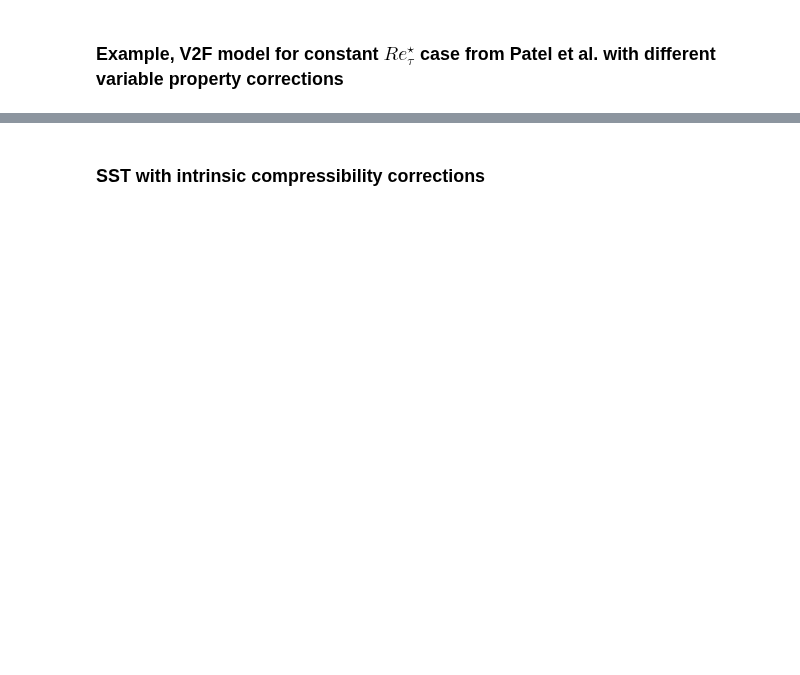
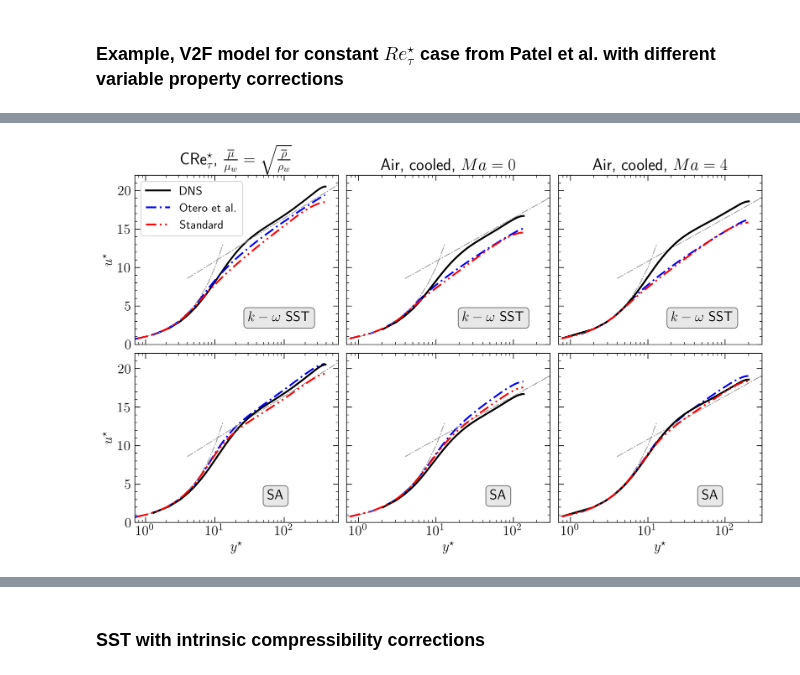
Before and after one commit to Fluid-Dynamics-Of-Energy-Systems-Team/RANS_Channel, a Jupyter notebook: main.ipynb, the cells around one changed output, grey strips where cells are left out. Drawn from its saved outputs; the diff is of its cells as text; code cells hidden in the pictures; blank space fills up the shorter version.

```diff
--- a/main.ipynb
+++ b/main.ipynb
@@ -992,25 +1194,25 @@ def solve_SST_SA(DNS):
 
     sst_corr = solveRANS(mesh = mesh,
                      ReTau = DNS['ReTau'],
-                     turbModel = "SST",
+                     turbModel = SST(),
                      varPropCorr = "OteroEtAl",
                      yDNS = DNS['y'], rhoDNS = DNS['rho'], muDNS = DNS['mu'])
 
     sst_nocorr = solveRANS(mesh = mesh,
                      ReTau = DNS['ReTau'],
-                     turbModel = "SST",
+                     turbModel = SST(),
                      varPropCorr = "None",
                      yDNS = DNS['y'], rhoDNS = DNS['rho'], muDNS = DNS['mu'])
 
     sa_corr = solveRANS(mesh = mesh,
                      ReTau = DNS['ReTau'],
-                     turbModel = "SA",
+                     turbModel = SA(),
                      varPropCorr = "OteroEtAl",
                      yDNS = DNS['y'], rhoDNS = DNS['rho'], muDNS = DNS['mu'])
 
     sa_nocorr = solveRANS(mesh = mesh,
                      ReTau = DNS['ReTau'],
-                     turbModel = "SA",
+                     turbModel = SA(),
                      varPropCorr = "None",
                      yDNS = DNS['y'], rhoDNS = DNS['rho'], muDNS = DNS['mu'])
 
@@ -1065,24 +1250,87 @@ CONVERGED! Iteration: 374, Residual(u) = 9.82079228002794e-07, Time to run 0.276
 # %%
 def plotProfiles(ax, res, color, dashes, DNS, label='', showDNS=True):
 
     # analytic results for viscous sub-layer
     ypLam = 10**np.linspace(np.log10(0.1),np.log10(13),20)
     ax.semilogx(ypLam,ypLam,color='0.6', lw=0.8, dashes=(10,2,2,2))
 
     # semi-empirical result for log-layer
     ypTurb = 10**np.linspace(np.log10(4),np.log10(1200),20)
     upTurb = 1/0.41*np.log(ypTurb) + 5.2
     ax.semilogx(ypTurb, upTurb,color='0.6', lw=0.8, dashes=(10,2,2,2))
 
     mew = 1.0
     ms  = 6
     fillstyle = 'none'
     colorDNS = 'k'
 
     if (showDNS):
         ax.semilogx(DNS['yst'][1:], DNS['ust'][1:], '-', color=colorDNS, lw=2, label='DNS')
 
     # Model
     ax.semilogx(res['yst'][1:mesh.n//2], res['ust'][1:mesh.n//2], color=color, dashes=dashes, lw=2, label=label)
 
     ax.yaxis.set_minor_locator(MultipleLocator(1))
+
+fig, ax = plt.subplots(2,3, figsize=(11, 7), sharex='col', sharey='row')
+dashes1 = (6,2,1,2)
+dashes2 = (6,2,1,2,1,2)
+
+# case const ReTauStar
+plotProfiles(ax[0,0], res_crets['sst_corr'],   'b', dashes1, DNS_crets, label='Otero et al.')
+plotProfiles(ax[0,0], res_crets['sst_nocorr'], 'r', dashes2, DNS_crets, label='Standard', showDNS=False)
+
+plotProfiles(ax[1,0], res_crets['sa_corr'],   'b', dashes1, DNS_crets)
+plotProfiles(ax[1,0], res_crets['sa_nocorr'], 'r', dashes2, DNS_crets)
+
+
+# case gas like
+plotProfiles(ax[0,1], res_gasl['sst_corr'],   'b', dashes1, DNS_gasl)
+plotProfiles(ax[0,1], res_gasl['sst_nocorr'], 'r', dashes2, DNS_gasl)
+
+plotProfiles(ax[1,1], res_gasl['sa_corr'],   'b', dashes1, DNS_gasl)
+plotProfiles(ax[1,1], res_gasl['sa_nocorr'], 'r', dashes2, DNS_gasl)
+
+
+# case Trettel and Larsson
+plotProfiles(ax[0,2], res_TL['sst_corr'],   'b', dashes1, DNS_TL)
+plotProfiles(ax[0,2], res_TL['sst_nocorr'], 'r', dashes2, DNS_TL)
+
+plotProfiles(ax[1,2], res_TL['sa_corr'],   'b', dashes1, DNS_TL)
+plotProfiles(ax[1,2], res_TL['sa_nocorr'], 'r', dashes2, DNS_TL)
+
+
+ax[0,0].set_xlim(0.7, 600)
+ax[0,1].set_xlim(0.7, 300)
+ax[0,2].set_xlim(0.7, 300)
+
+ax[0,0].set_ylim(0, 22)
+ax[1,0].set_ylim(0, 22)
+
+ax[0,0].set_ylabel(r'$u^\star$')
+ax[1,0].set_ylabel(r'$u^\star$')
+
+ax[1,0].set_xlabel(r'$y^\star$')
+ax[1,1].set_xlabel(r'$y^\star$')
+ax[1,2].set_xlabel(r'$y^\star$')
+
+
+
+ax[0,0].set_title(r'CRe$^\star_\tau$, $\frac{\overline\mu}{\mu_w} = \sqrt{\frac{\overline\rho}{\rho_w}}$')
+ax[0,1].set_title(r'Air, cooled, $Ma=0$')
+ax[0,2].set_title(r'Air, cooled, $Ma=4$')
+
+ax[0,0].legend(loc=2, fontsize=14)
+
+props = dict(boxstyle='round', facecolor='lightgray', alpha=0.5)
+ax[0,0].text(30, 3, r'$k-\omega$ SST', rotation=0, bbox=props)
+ax[0,1].text(22, 3, r'$k-\omega$ SST', rotation=0, bbox=props)
+ax[0,2].text(20, 3, r'$k-\omega$ SST', rotation=0, bbox=props)
+
+ax[1,0].text(57, 3, r'SA', rotation=0, bbox=props)
+ax[1,1].text(50, 3, r'SA', rotation=0, bbox=props)
+ax[1,2].text(50, 3, r'SA', rotation=0, bbox=props)
+
+plt.tight_layout(w_pad=0.6, h_pad=0.1)
+# %% [output]
+[figure, added]
```
Also changed, not shown: parts of 35 cells of this notebook.
